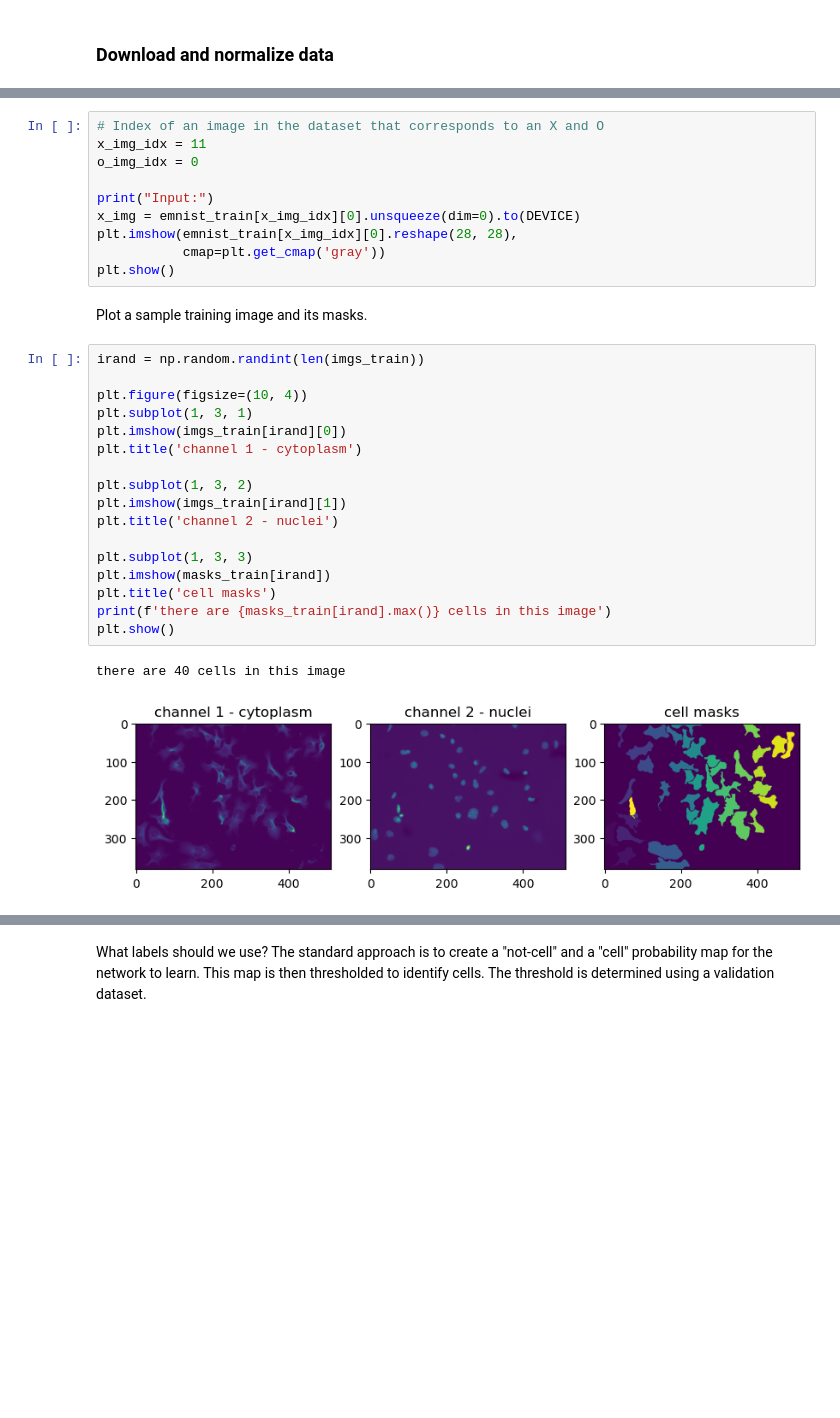
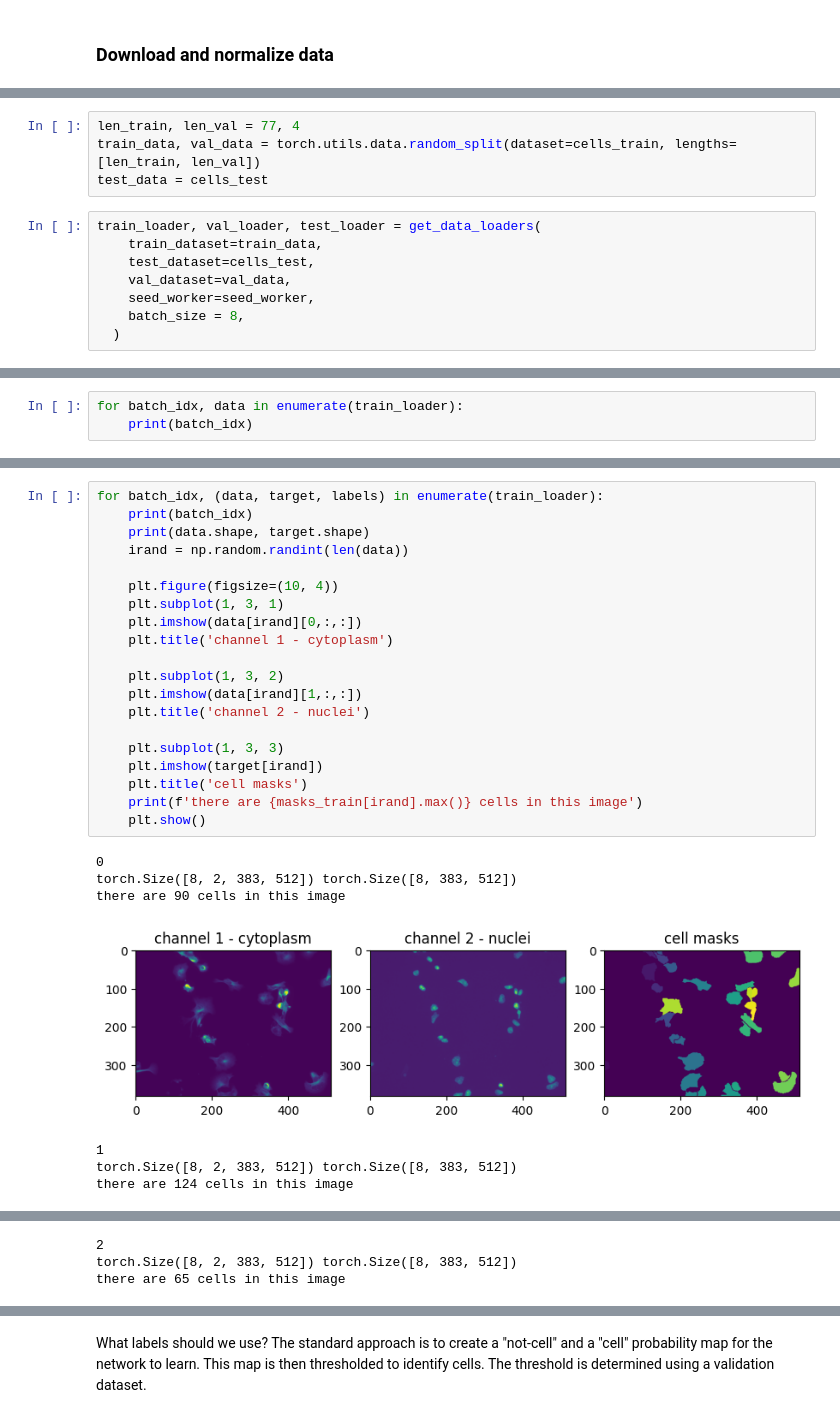
Before and after one commit to atleer/DL-demos, a Jupyter notebook: project_templates/neuroscience/ca_imaging/cellular_segmentation_adapted.ipynb, the cells around one changed output, grey strips where cells are left out. Saved outputs shown, nothing was run; the diff lists cells and outputs as text; blank space fills up the shorter version.

```diff
--- a/project_templates/neuroscience/ca_imaging/cellular_segmentation_adapted.ipynb
+++ b/project_templates/neuroscience/ca_imaging/cellular_segmentation_adapted.ipynb
@@ -160,0 +157,12 @@ train_loader, test_loader = get_data_loaders(train_dataset=cells_train, test_dat
+# %%
+len_train, len_val = 77, 4
+train_data, val_data = torch.utils.data.random_split(dataset=cells_train, lengths=[len_train, len_val])
+test_data = cells_test
+# %%
+train_loader, val_loader, test_loader = get_data_loaders(
+    train_dataset=train_data,
+    test_dataset=cells_test,
+    val_dataset=val_data,
+    seed_worker=seed_worker,
+    batch_size = 8,
+  )
@@ -161,3 +171,6 @@ train_loader, test_loader = get_data_loaders(train_dataset=cells_train, test_dat
+# %%
+for batch_idx, data in enumerate(train_loader):
+    print(batch_idx)
 # %%
 images_train = cells_train.images
 masks_train = cells_train.masks
@@ -184,32 +197,28 @@ there are 90 cells in this image
-# %%
-# Index of an image in the dataset that corresponds to an X and O
-x_img_idx = 11
-o_img_idx = 0
-
-print("Input:")
-x_img = emnist_train[x_img_idx][0].unsqueeze(dim=0).to(DEVICE)
-plt.imshow(emnist_train[x_img_idx][0].reshape(28, 28),
-           cmap=plt.get_cmap('gray'))
-plt.show()
-# %% [markdown]
-Plot a sample training image and its masks.
 # %%
-irand = np.random.randint(len(imgs_train))
+for batch_idx, (data, target, labels) in enumerate(train_loader):
+    print(batch_idx)
+    print(data.shape, target.shape)
+    irand = np.random.randint(len(data))
 
-plt.figure(figsize=(10, 4))
-plt.subplot(1, 3, 1)
-plt.imshow(imgs_train[irand][0])
-plt.title('channel 1 - cytoplasm')
+    plt.figure(figsize=(10, 4))
+    plt.subplot(1, 3, 1)
+    plt.imshow(data[irand][0,:,:])
+    plt.title('channel 1 - cytoplasm')
 
-plt.subplot(1, 3, 2)
-plt.imshow(imgs_train[irand][1])
-plt.title('channel 2 - nuclei')
+    plt.subplot(1, 3, 2)
+    plt.imshow(data[irand][1,:,:])
+    plt.title('channel 2 - nuclei')
 
-plt.subplot(1, 3, 3)
-plt.imshow(masks_train[irand])
-plt.title('cell masks')
-print(f'there are {masks_train[irand].max()} cells in this image')
-plt.show()
+    plt.subplot(1, 3, 3)
+    plt.imshow(target[irand])
+    plt.title('cell masks')
+    print(f'there are {masks_train[irand].max()} cells in this image')
+    plt.show()
 # %% [output]
-there are 40 cells in this image
+0
+torch.Size([8, 2, 383, 512]) torch.Size([8, 383, 512])
+there are 90 cells in this image
-[figure, old version]
+[figure, new version]
+1
+torch.Size([8, 2, 383, 512]) torch.Size([8, 383, 512])
+there are 124 cells in this image
@@ -215,0 +226,3 @@ there are 40 cells in this image
+2
+torch.Size([8, 2, 383, 512]) torch.Size([8, 383, 512])
+there are 65 cells in this image
```
Also changed, not shown: parts of 28 cells of this notebook, 5 other files.
